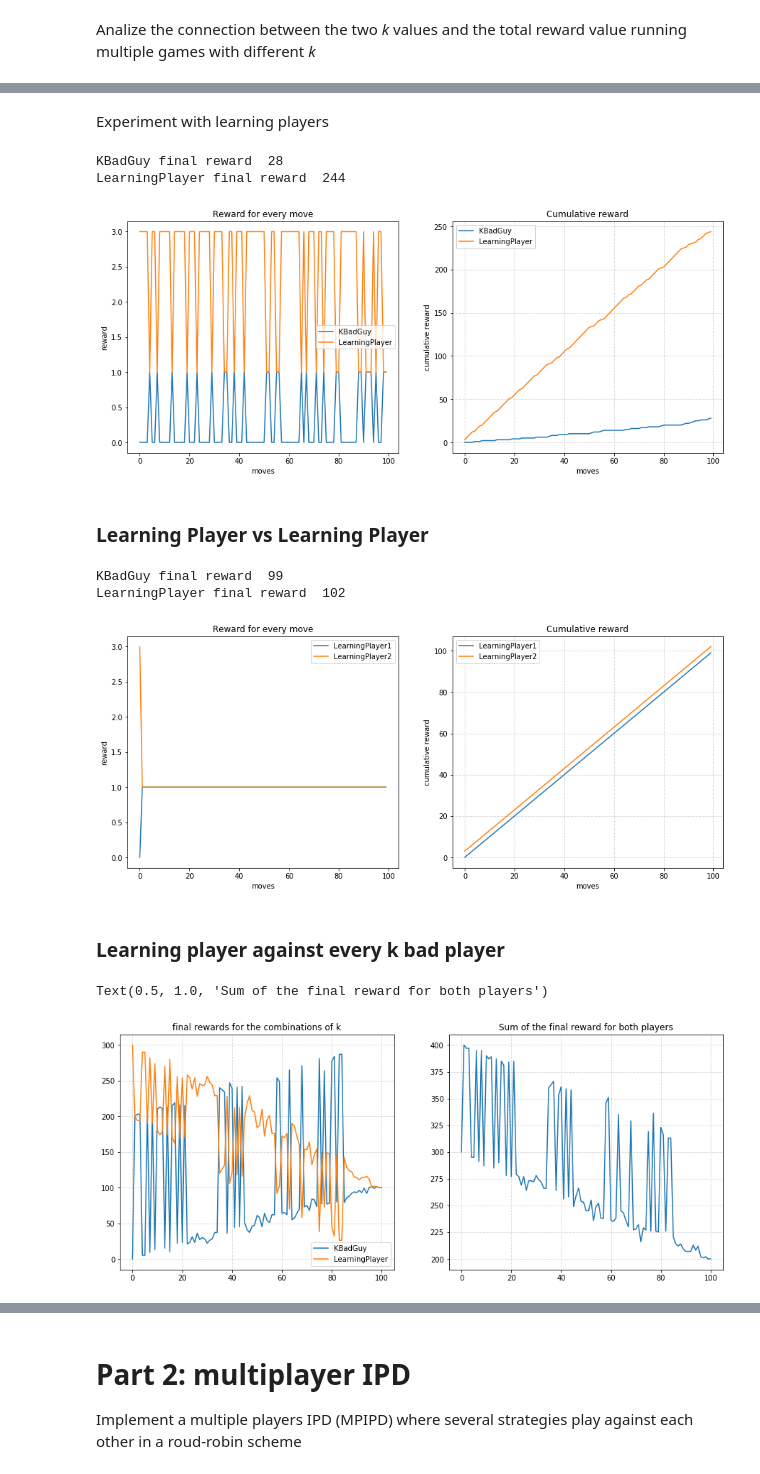
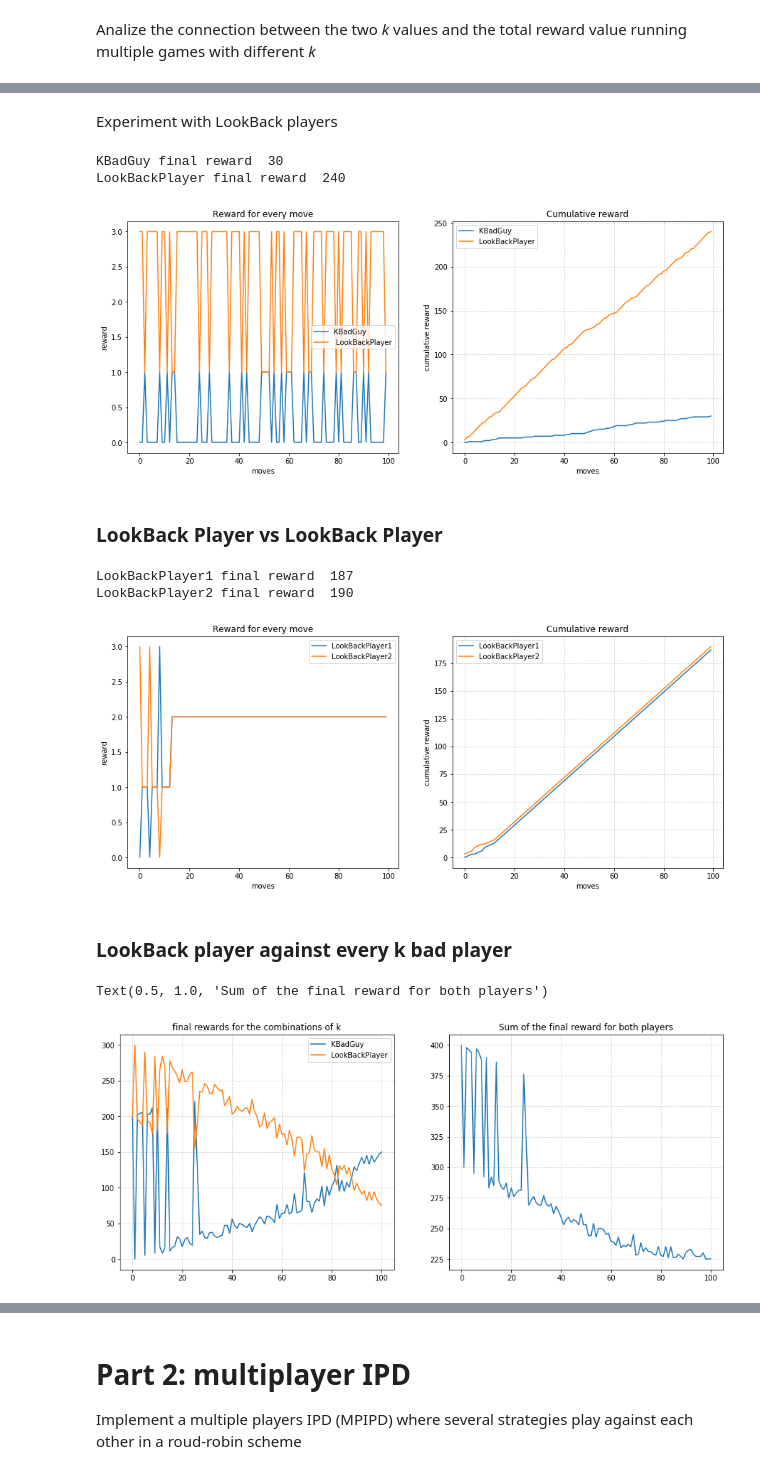
Before and after one commit to donaldssh/Iterative-Prisoners-Dilemma, a Jupyter notebook: Project.ipynb, the cells around one changed output, grey strips where cells are left out. Drawn from its saved outputs; the diff is of its cells as text; code cells hidden in the pictures.

Commit message:
learning->LookBack, added controllable bias in the decision

```diff
--- a/Project.ipynb
+++ b/Project.ipynb
@@ -589,11 +595,11 @@ plt.colorbar(im2, ax=ax[2])
 # %% [markdown]
-Experiment with learning players
+Experiment with LookBack players
 # %%
 # Payoff matrix
 M = np.array([[2,0],[3,1]])
 
 p1 = KBadGuy(30,[],[])
-p2 = LearningPlayer([],[])
+p2 = LookBackPlayer(-1.5,[],[])
 
 for i in range(100):
     u1 = p1.move()
@@ -604,13 +610,13 @@ for i in range(100):
 
 fig, ax = plt.subplots(1,2, figsize = (15,6))
 ax[0].plot(p1.r_history, label='KBadGuy')
-ax[0].plot(p2.r_history, label='LearningPlayer')
+ax[0].plot(p2.r_history, label=' LookBackPlayer')
 ax[0].set_xlabel("moves")
 ax[0].set_ylabel("reward")
 ax[0].set_title("Reward for every move")
 ax[0].legend()
 ax[1].plot(np.cumsum(p1.r_history), label='KBadGuy')
-ax[1].plot(np.cumsum(p2.r_history), label='LearningPlayer')
+ax[1].plot(np.cumsum(p2.r_history), label='LookBackPlayer')
 ax[1].grid(linestyle=":")
 ax[1].set_xlabel("moves")
 ax[1].set_ylabel("cumulative reward")
@@ -619,19 +625,19 @@ ax[1].legend()
 
 
 print("KBadGuy final reward ", sum(p1.r_history))
-print("LearningPlayer final reward ", sum(p2.r_history))
+print("LookBackPlayer final reward ", sum(p2.r_history))
 # %% [output]
-KBadGuy final reward  28
-LearningPlayer final reward  244
+KBadGuy final reward  30
+LookBackPlayer final reward  240
-[figure, old version]
+[figure, new version]
 # %% [markdown]
-### Learning Player vs Learning Player
+### LookBack Player vs LookBack Player
 # %%
 # Payoff matrix
 M = np.array([[2,0],[3,1]])
 
-p1 = LearningPlayer([],[])
-p2 = LearningPlayer([],[])
+p1 = LookBackPlayer(-1.5,[],[])
+p2 = LookBackPlayer(-1.5,[],[])
 
 for i in range(100):
     u1 = p1.move()
@@ -642,14 +648,14 @@ for i in range(100):
 
 
 fig, ax = plt.subplots(1,2, figsize = (15,6))
-ax[0].plot(p1.r_history, label='LearningPlayer1')
-ax[0].plot(p2.r_history, label='LearningPlayer2')
+ax[0].plot(p1.r_history, label='LookBackPlayer1')
+ax[0].plot(p2.r_history, label='LookBackPlayer2')
 ax[0].set_xlabel("moves")
 ax[0].set_ylabel("reward")
 ax[0].set_title("Reward for every move")
 ax[0].legend()
-ax[1].plot(np.cumsum(p1.r_history), label='LearningPlayer1')
-ax[1].plot(np.cumsum(p2.r_history), label='LearningPlayer2')
+ax[1].plot(np.cumsum(p1.r_history), label='LookBackPlayer1')
+ax[1].plot(np.cumsum(p2.r_history), label='LookBackPlayer2')
 ax[1].grid(linestyle=":")
 ax[1].set_xlabel("moves")
 ax[1].set_ylabel("cumulative reward")
@@ -657,14 +663,14 @@ ax[1].set_title("Cumulative reward")
 ax[1].legend()
 
 
-print("KBadGuy final reward ", sum(p1.r_history))
-print("LearningPlayer final reward ", sum(p2.r_history))
+print("LookBackPlayer1 final reward ", sum(p1.r_history))
+print("LookBackPlayer2 final reward ", sum(p2.r_history))
 # %% [output]
-KBadGuy final reward  99
-LearningPlayer final reward  102
+LookBackPlayer1 final reward  187
+LookBackPlayer2 final reward  190
-[figure, old version]
+[figure, new version]
 # %% [markdown]
-### Learning player against every k bad player
+### LookBack player against every k bad player
 # %%
 # Payoff matrix
 M = np.array([[2,0],[3,1]])
@@ -677,37 +683,37 @@ reward_history = []
 for n in range(np.shape(k_schedule)[0]):
     reward_game = [0,0]
     p1 = KBadGuy(k_schedule[n],[],[])
-    p2 = LearningPlayer([],[])
+    p2 = LookBackPlayer(-1.5,[],[])
 
     for i in range(100):
         u1 = p1.move()
         u2 = p2.move()
 
         reward1 = np.array(u1) @ M @ np.array(u2).T
         reward2 = np.array(u2) @ M @ np.array(u1).T
         p1.append_reward(reward1)
         p2.append_reward(reward2)
 
         reward_game[0] += reward1
         reward_game[1] += reward2
 
     reward_history.append(reward_game)
 
 reward_history = np.asarray(reward_history)
 # reward_2d = np.reshape(reward_history, (10,10,2))
 
 # print(reward_history)
 # visualization
 fig, ax = plt.subplots(1,2, figsize = (15,6))
 ax[0].plot(reward_history[:,0], label=("KBadGuy"))
-ax[0].plot(reward_history[:,1], label=("LearningPlayer"))
+ax[0].plot(reward_history[:,1], label=("LookBackPlayer"))
 ax[0].legend()
 ax[0].grid(linestyle=":")
 ax[0].set_title("final rewards for the combinations of k")
 ax[1].plot(np.sum(reward_history,1), label=("p1"))
 ax[1].grid(linestyle=":")
 ax[1].set_title("Sum of the final reward for both players")
 # %% [output]
 Text(0.5, 1.0, 'Sum of the final reward for both players')
-[figure, old version]
+[figure, new version]
 # %% [markdown]
```
Also changed, not shown: parts of 10 cells of this notebook.
